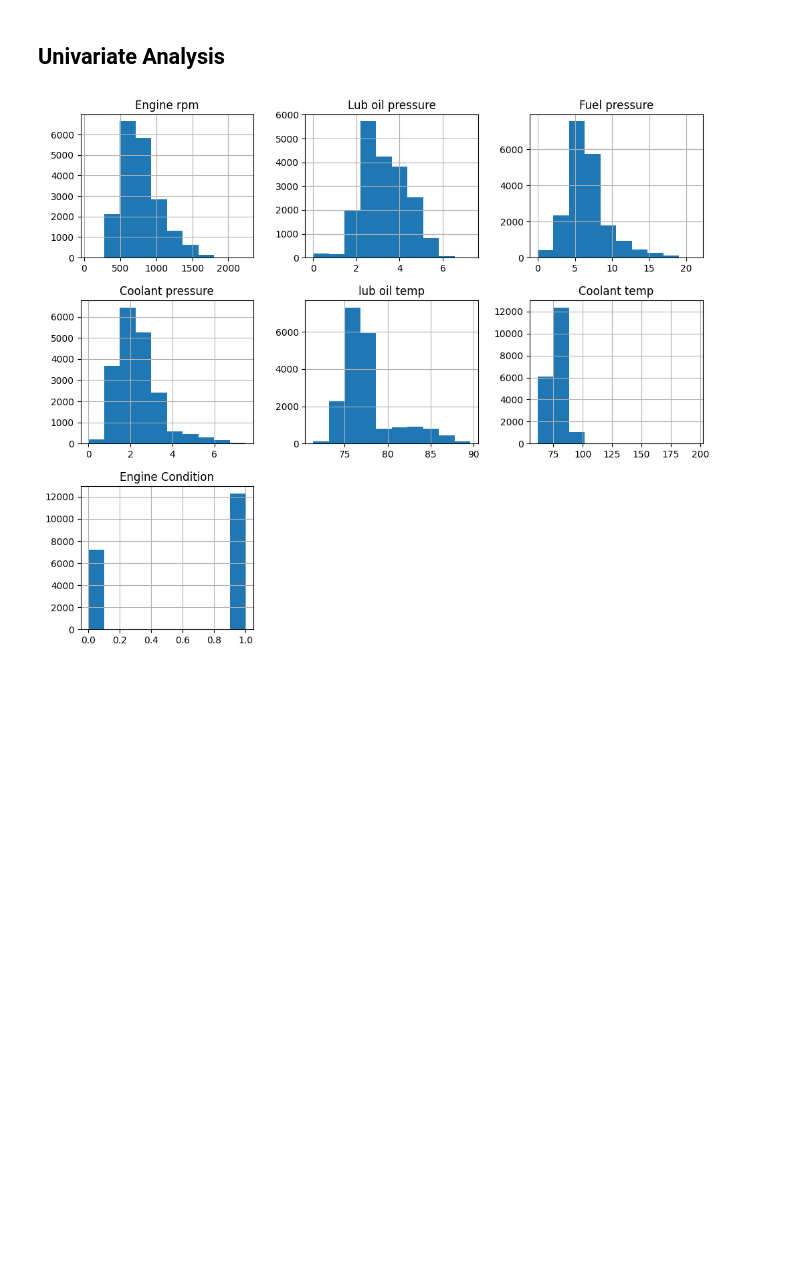
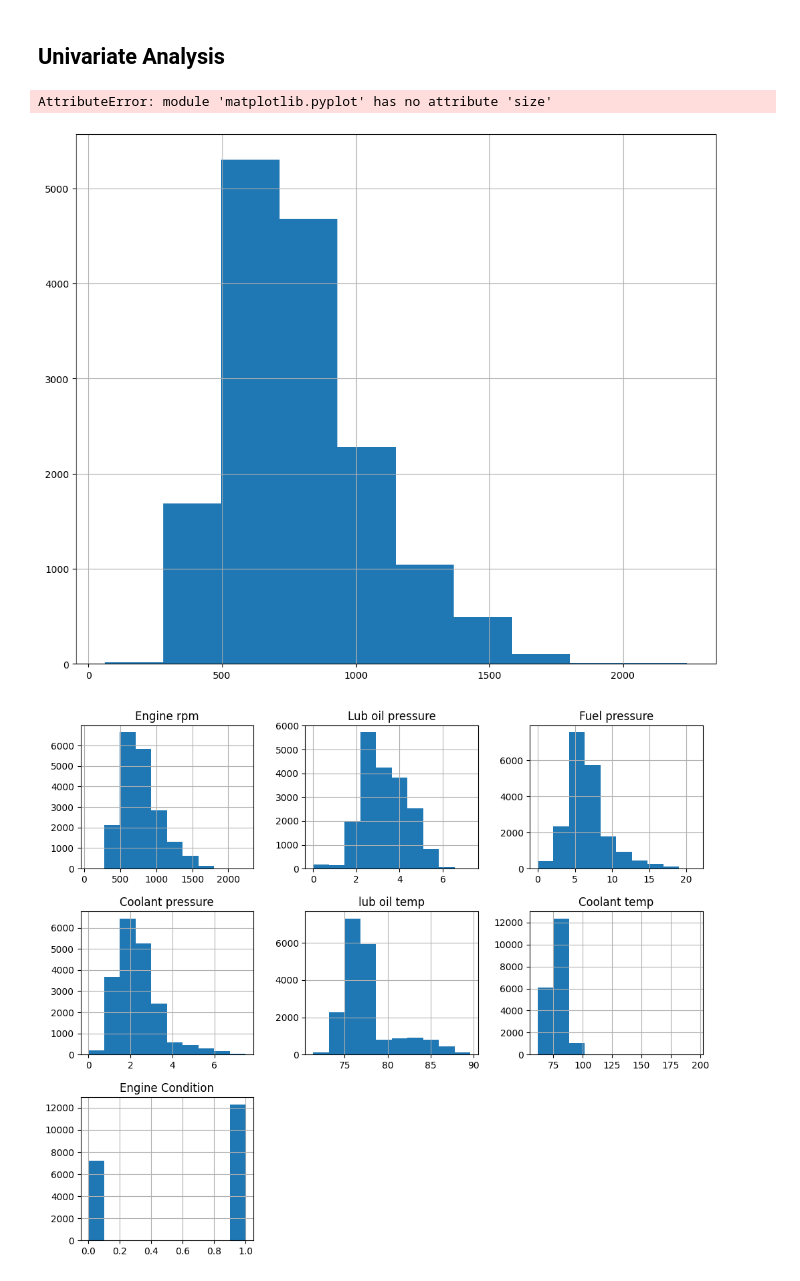
Before and after one commit to gs24/AIML_Capstone, a Jupyter notebook: notebooks/eda.ipynb, the cells around one changed output. Saved outputs shown, nothing was run; the diff lists cells and outputs as text; code cells hidden in the pictures; blank space fills up the shorter version.

```diff
--- a/notebooks/eda.ipynb
+++ b/notebooks/eda.ipynb
@@ -90,6 +90,19 @@ dtype: int64
 There are no missing values in the dataset
 # %% [markdown]
 ## Univariate Analysis
+# %%
+import matplotlib.pyplot as plt
+import seaborn as sns
+
+df["Engine rpm"].hist(figsize=(12,10))
+import matplotlib.pyplot as plt
+
+df["Engine rpm"].hist(figsize=(12,10))
+plt.show()
+plt.show()
+# %% [output]
+AttributeError: module 'matplotlib.pyplot' has no attribute 'size'
+[figure, added]
 # %%
 import matplotlib.pyplot as plt
 import seaborn as sns
```
Also changed, not shown: parts of 4 cells of this notebook, 9 other files.
